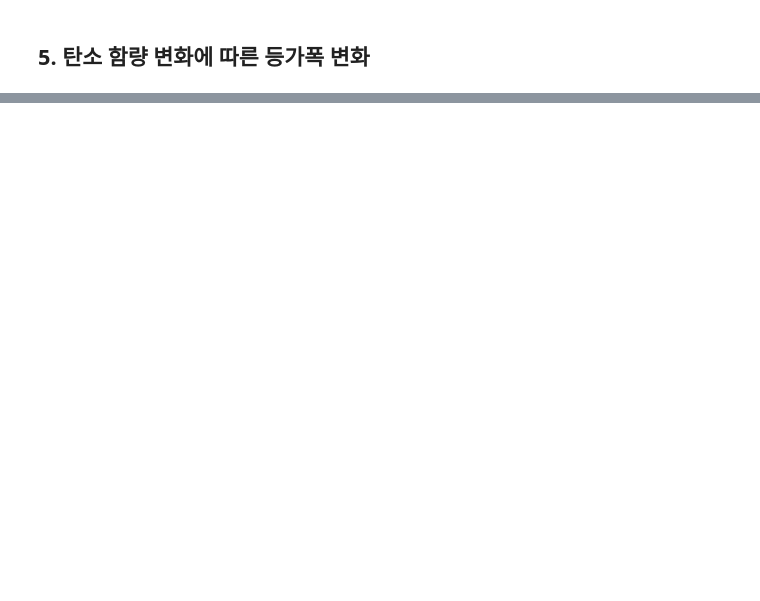
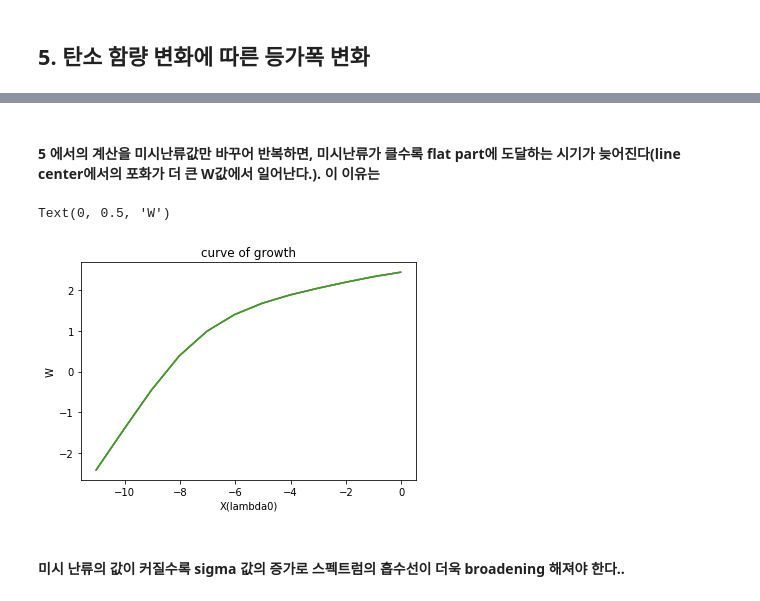
Before and after one commit to eunheeko/stellar_astrophysics, a Jupyter notebook: continuum_hw_ver.ipynb, the cells around one changed output, grey strips where cells are left out. Saved outputs shown, nothing was run; the diff lists cells and outputs as text; code cells hidden in the pictures; blank space fills up the shorter version.

```diff
--- a/continuum_hw_ver.ipynb
+++ b/continuum_hw_ver.ipynb
@@ -786,0 +857,4 @@ result1[:10], result[:10]
+# %%
+LW_15000 = find_gc(15000)
+LW_150000 = find_gc(150000)
+LW_1500000 = find_gc(1500000)
@@ -786,0 +879,34 @@ result1[:10], result[:10]
+# %%
+def find_x(vel):
+    k_c = []
+
+    for c in n_c:
+
+        k_voigt1 = voigt_profile(45, wave_c,  6013.17, 1, 1, 1,0, 150000, c )
+        k_voigt2 = voigt_profile(45, wave_c,  6013.21, 1, 1, 1,1, 150000, c )
+        k_voigt3 = voigt_profile(45, wave_c, 6014.83, 1, 1, 1,2, 150000, c )
+
+        k_voigt = k_voigt1 + k_voigt2 + k_voigt3
+
+        k_c.append(k_voigt[17])
+
+    return k_c
+# %%
+x15000 = find_x(15000)
+x150000 = find_x(150000)
+x1500000 = find_x(1500000)
+# %% [markdown]
+#### 5 에서의 계산을 미시난류값만 바꾸어 반복하면, 미시난류가 클수록 flat part에 도달하는 시기가 늦어진다(line center에서의 포화가 더 큰 W값에서 일어난다.). 이 이유는
+# %%
+plt.plot(np.log10(x15000), np.log10(LW_15000))
+
+plt.plot(np.log10(x150000), np.log10(LW_150000))
+
+plt.plot(np.log10(x1500000), np.log10(LW_1500000))
+
+plt.title('curve of growth')
+plt.xlabel('X(lambda0)')
+plt.ylabel('W')
+# %% [output]
+Text(0, 0.5, 'W')
+[figure, added]
@@ -786,0 +938,2 @@ result1[:10], result[:10]
+# %% [markdown]
+#### 미시 난류의 값이 커질수록 sigma 값의 증가로 스펙트럼의 흡수선이 더욱 broadening 해져야 한다..
```
Also changed, not shown: parts of 23 cells of this notebook.
